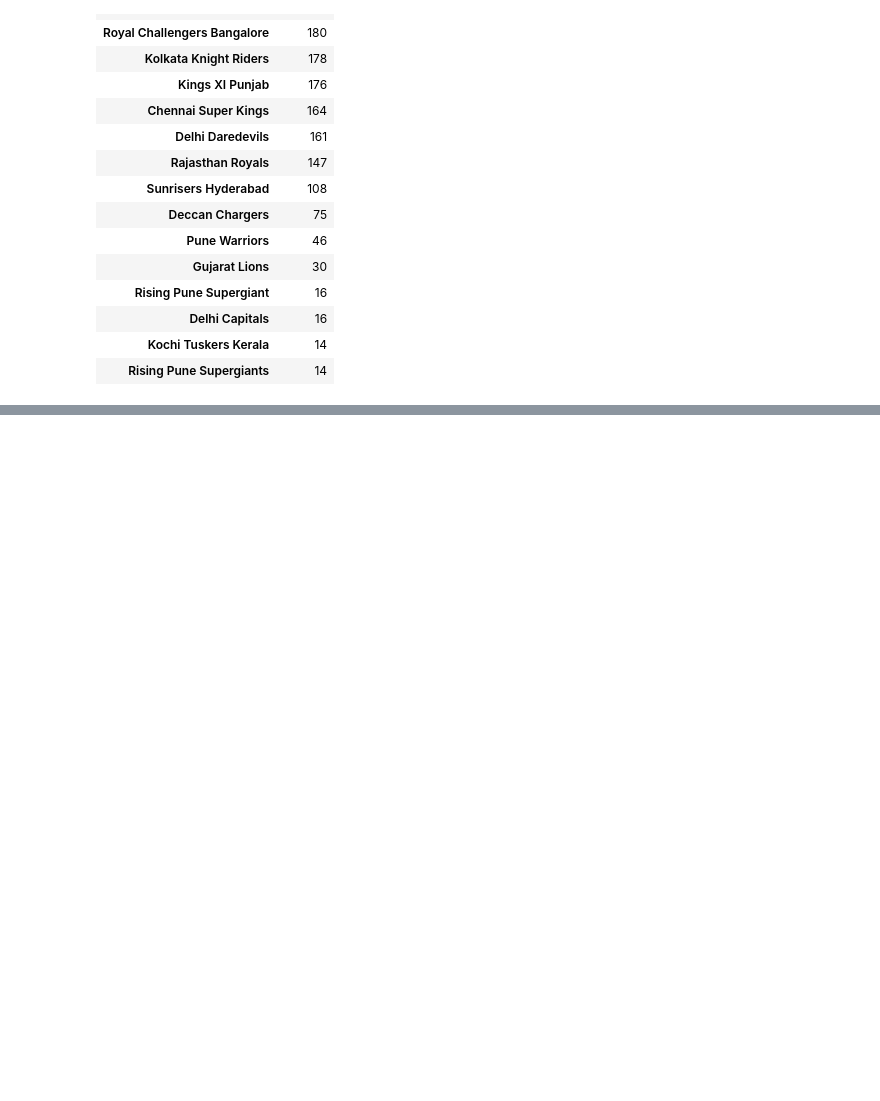
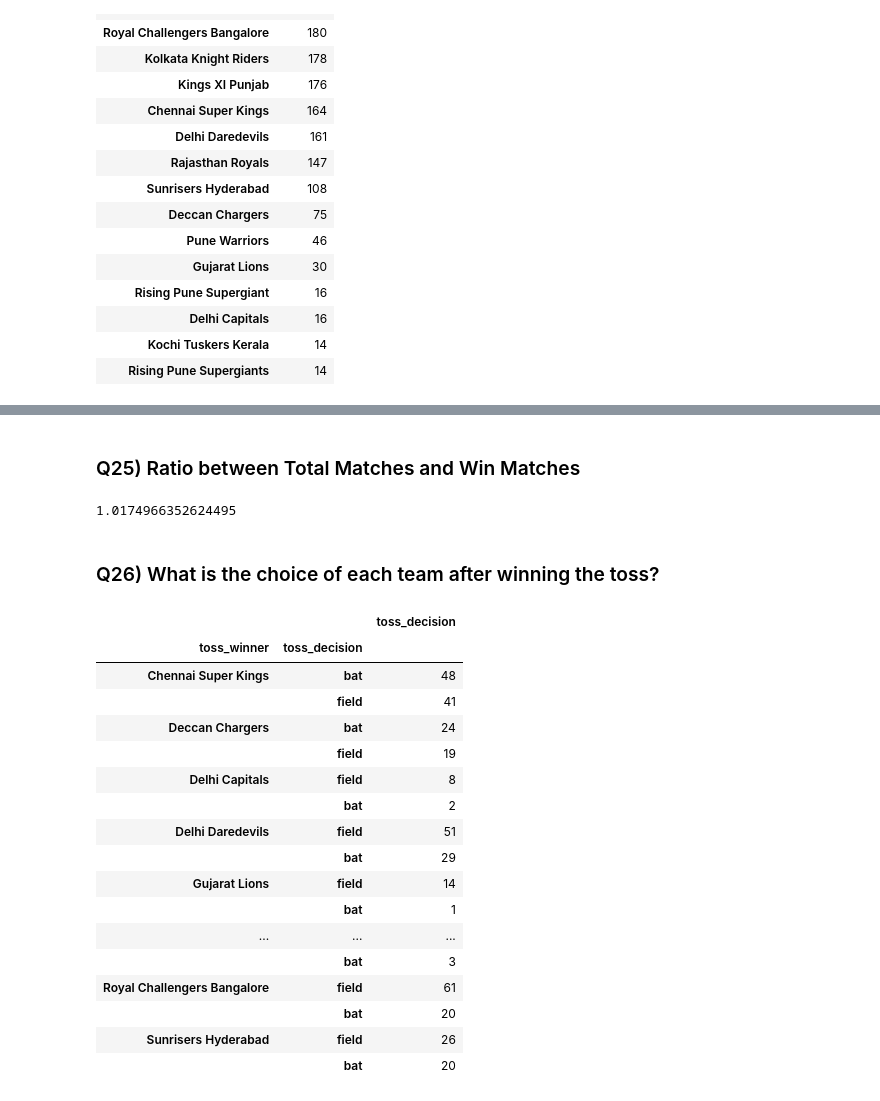
Before and after one commit to dhzdhd/DSE, a Jupyter notebook: Year 2/Semester 3/IDA lab/Week 5/E1 (2).ipynb, the cells around one changed output, grey strips where cells are left out. Drawn from its saved outputs; the diff is of its cells as text; code cells hidden in the pictures; blank space fills up the shorter version.

```diff
--- a/Year 2/Semester 3/IDA lab/Week 5/E1 (2).ipynb
+++ b/Year 2/Semester 3/IDA lab/Week 5/E1 (2).ipynb
@@ -359,0 +442,30 @@ pd.DataFrame(pd.concat([mat_df["team1"], mat_df["team2"]]).value_counts(), colum
+# %% [markdown]
+### Q25) Ratio between Total Matches and Win Matches
+# %%
+mat_df["result"].count() / mat_df[mat_df["result"] == "normal"]["result"].count()
+# %% [output]
+1.0174966352624495
+# %% [markdown]
+### Q26) What is the choice of each team after winning the toss?
+# %%
+toss_df=pd.DataFrame(mat_df.groupby("toss_winner")["toss_decision"].value_counts())
+toss_df
+# %% [output]
+|  |  | toss_decision |
+| toss_winner | toss_decision |  |
+| Chennai Super Kings | bat | 48 |
+|  | field | 41 |
+| Deccan Chargers | bat | 24 |
+|  | field | 19 |
+| Delhi Capitals | field | 8 |
+|  | bat | 2 |
+| Delhi Daredevils | field | 51 |
+|  | bat | 29 |
+| Gujarat Lions | field | 14 |
+|  | bat | 1 |
+| ... | ... | ... |
+|  | bat | 3 |
+| Royal Challengers Bangalore | field | 61 |
+|  | bat | 20 |
+| Sunrisers Hyderabad | field | 26 |
+|  | bat | 20 |
```
Also changed, not shown: parts of 9 cells of this notebook, 14 other files.
